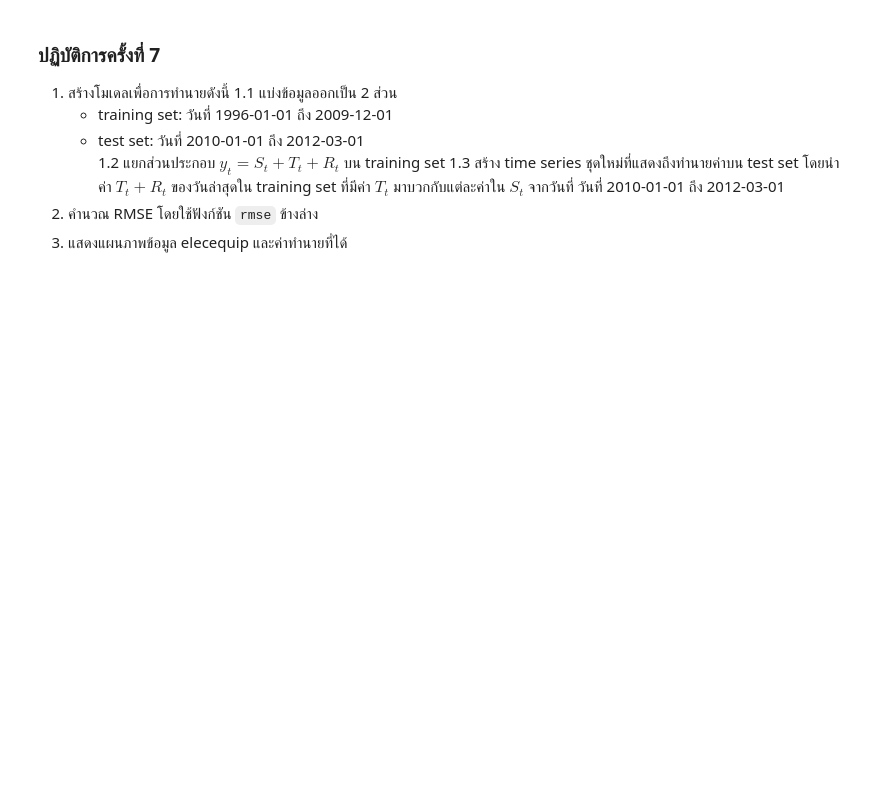
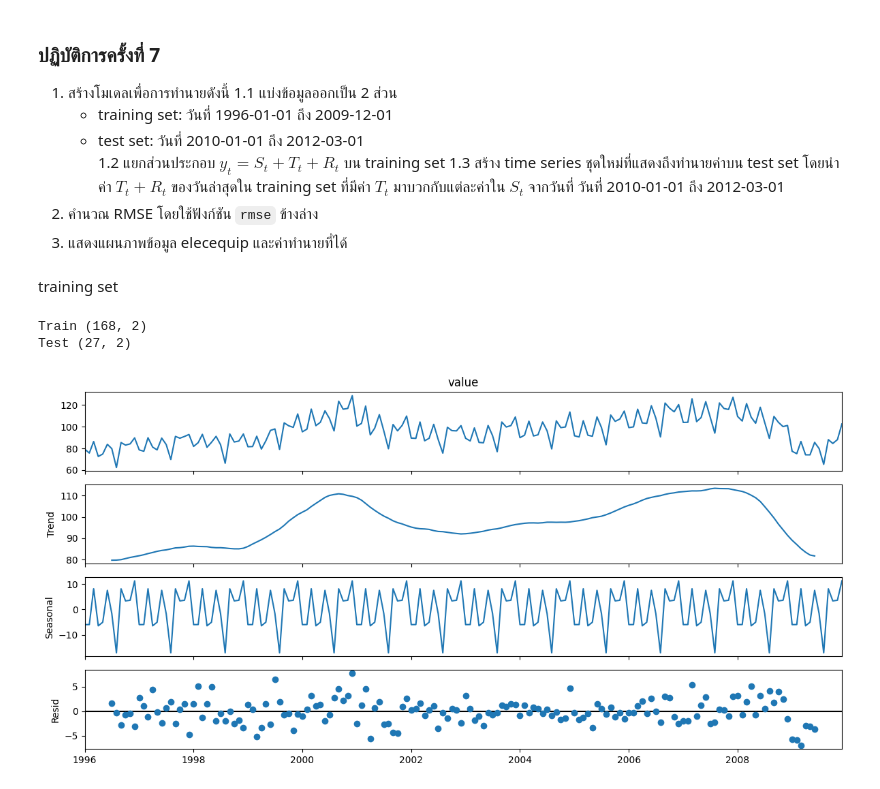
Before and after one commit to SarunDz-12/229351-StatisticalLearning-or-Statistical-Learning-Labs., a Jupyter notebook: 229351-LAB09.ipynb, the cells around one changed output. Drawn from its saved outputs; the diff is of its cells as text; code cells hidden in the pictures; blank space fills up the shorter version.

```diff
--- a/229351-LAB09.ipynb
+++ b/229351-LAB09.ipynb
@@ -164,3 +205,30 @@ NameError: name 'result_add' is not defined
 1.3 สร้าง time series ชุดใหม่ที่แสดงถึงทำนายค่าบน test set โดยนำค่า $T_t+R_t$ ของวันล่าสุดใน training set ที่มีค่า $T_t$ มาบวกกับแต่ละค่าใน $S_t$ จากวันที่ วันที่ 2010-01-01 ถึง 2012-03-01
 3. คำนวณ RMSE โดยใช้ฟังก์ชัน `rmse` ข้างล่าง
 4. แสดงแผนภาพข้อมูล elecequip และค่าทำนายที่ได้
+# %% [markdown]
+training set
+# %%
+import pandas as pd
+data = pd.read_csv('elecequip.csv', index_col='time', parse_dates=True)
+
+train = data.loc['1996':'2009']
+test = data.loc['2010':'2012-03']
+
+print("Train", train.shape)
+print("Test", test.shape)
+# %% [output]
+Train (168, 2)
+Test (27, 2)
+# %%
+from statsmodels.tsa.seasonal import seasonal_decompose
+
+result = seasonal_decompose(train["value"], model="additive", period=12)
+
+S_train = result.seasonal
+T_train = result.trend
+R_train = result.resid
+
+
+result.plot();
+# %% [output]
+[figure, added]
```
Also changed, not shown: parts of 12 cells of this notebook.
